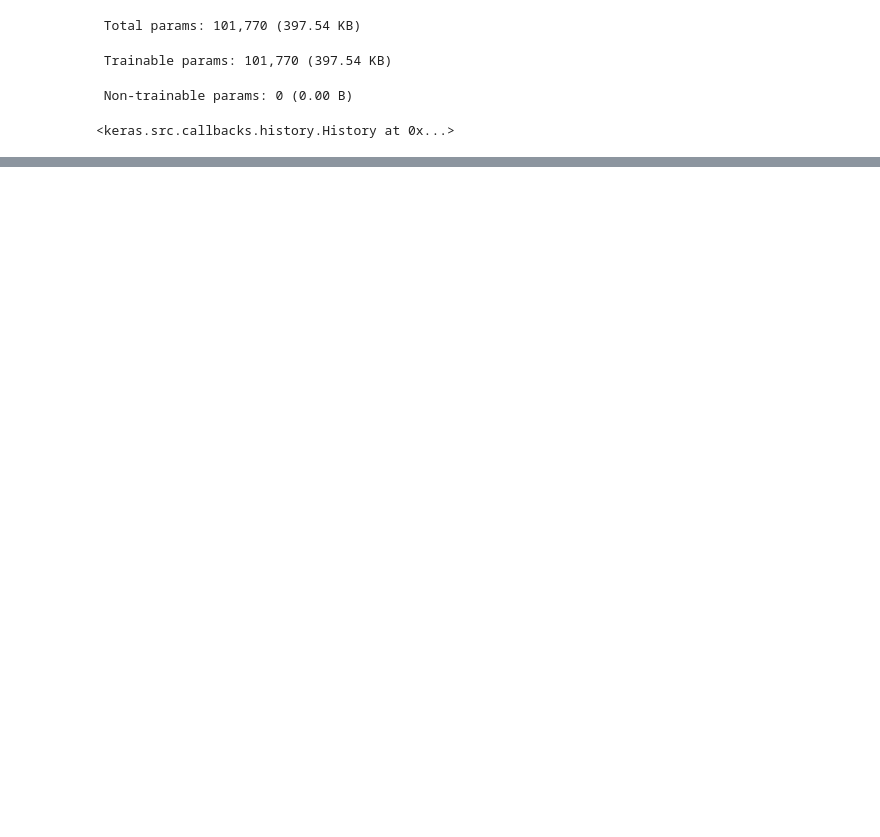
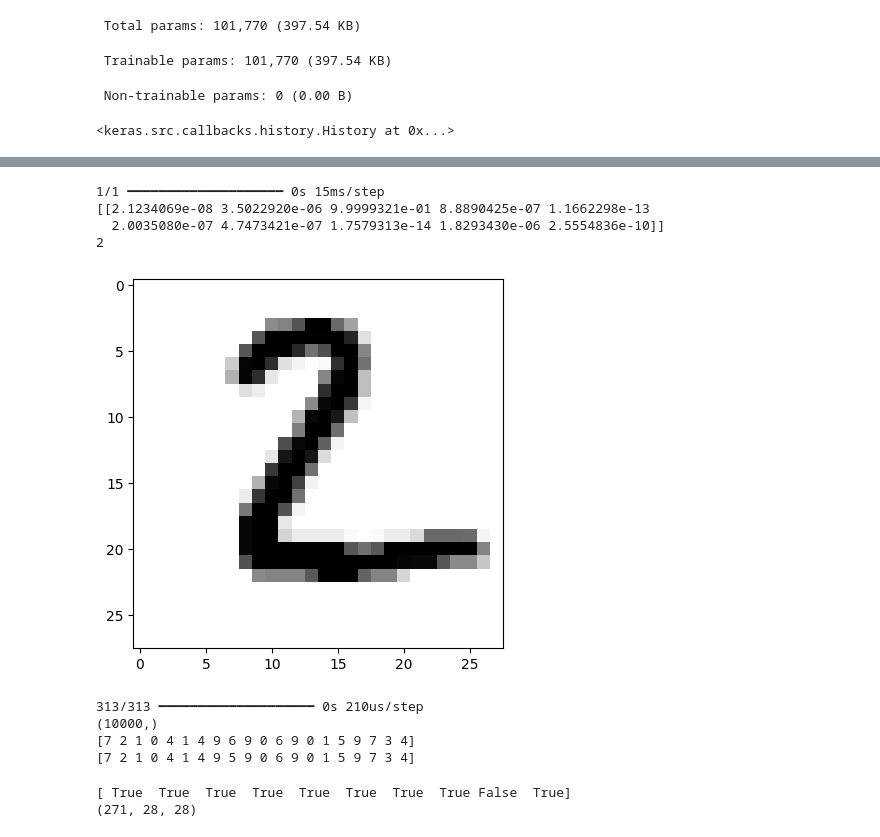
Before and after one commit to SmetDenis/ml-notes, a Jupyter notebook: selfedu/08_keras_mnist.ipynb, the cells around one changed output, grey strips where cells are left out. Saved outputs shown, nothing was run; the diff lists cells and outputs as text; code cells hidden in the pictures; blank space fills up the shorter version.

```diff
--- a/selfedu/08_keras_mnist.ipynb
+++ b/selfedu/08_keras_mnist.ipynb
@@ -85,3 +85,44 @@ Model: "sequential"
  Trainable params: 101,770 (397.54 KB)
  Non-trainable params: 0 (0.00 B)
  Optimizer params: 203,542 (795.09 KB)
+# %%
+n = 1
+x = np.expand_dims(x_test[n], axis=0)
+res = model.predict(x)
+print( res )
+print( np.argmax(res) )
+
+plt.imshow(x_test[n], cmap=plt.cm.binary)
+plt.show()
+# %% [output]
+1/1 ━━━━━━━━━━━━━━━━━━━━ 0s 15ms/step
+[[2.1234069e-08 3.5022920e-06 9.9999321e-01 8.8890425e-07 1.1662298e-13
+  2.0035080e-07 4.7473421e-07 1.7579313e-14 1.8293430e-06 2.5554836e-10]]
+2
+[figure, added]
+# %%
+# Распознавание всей тестовой выборки
+pred = model.predict(x_test)
+pred = np.argmax(pred, axis=1)
+
+print(pred.shape)
+
+print(pred[:20])
+print(y_test[:20])
+# %% [output]
+313/313 ━━━━━━━━━━━━━━━━━━━━ 0s 210us/step
+(10000,)
+[7 2 1 0 4 1 4 9 6 9 0 6 9 0 1 5 9 7 3 4]
+[7 2 1 0 4 1 4 9 5 9 0 6 9 0 1 5 9 7 3 4]
+# %%
+# Выделение неверных вариантов
+mask = pred == y_test
+print(mask[:10])
+
+x_false = x_test[~mask]
+y_false = y_test[~mask]
+
+print(x_false.shape)
+# %% [output]
+[ True  True  True  True  True  True  True  True False  True]
+(271, 28, 28)
```
Also changed, not shown: parts of 4 cells of this notebook.
